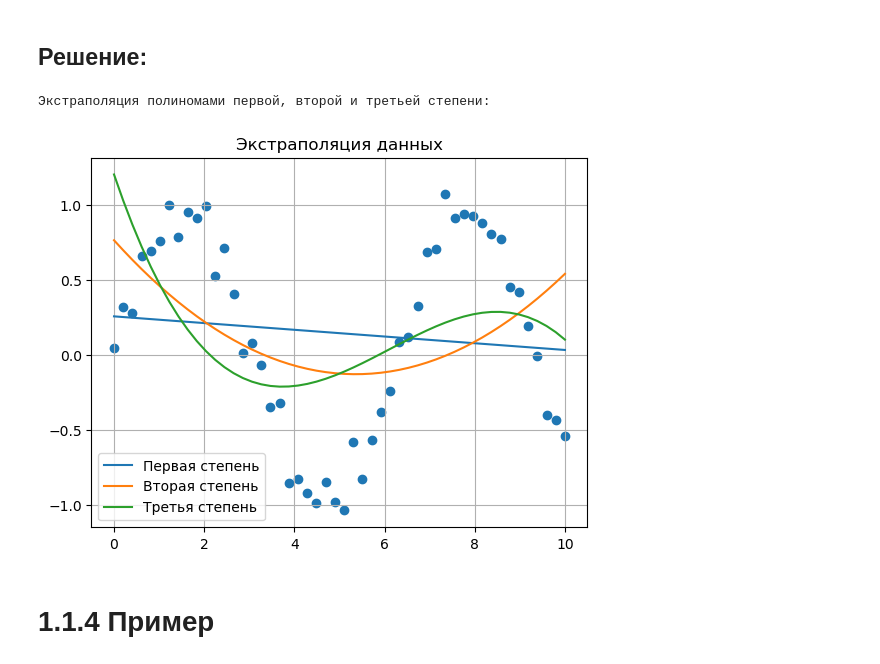
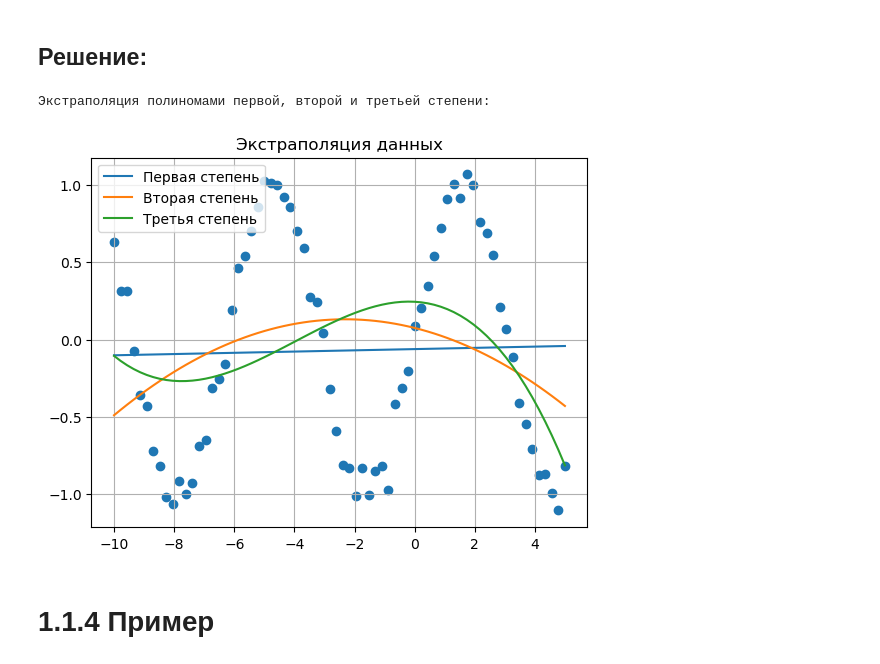
Before and after one commit to Kaz1deX/Artificial-intelligence-Mirea, a Jupyter notebook: Petrunin_M_Workbook4.ipynb, the cells around one changed output. Saved outputs shown, nothing was run; the diff lists cells and outputs as text; code cells hidden in the pictures.

```diff
--- a/Petrunin_M_Workbook4.ipynb
+++ b/Petrunin_M_Workbook4.ipynb
@@ -194,29 +194,28 @@ plt.savefig('полином 3-й степени.png')
 # %%
 import numpy as np
 import matplotlib.pyplot as plt
 
-# Сгенерируем случайные данные
-x = np.linspace(0, 10, 50)
-y = np.sin(x) + np.random.normal(0, 0.1, 50) # Создание массива y с добавлением шума
+x = np.linspace(-10, 5, 70)
+y = np.sin(x) + np.random.normal(0, 0.1, 70)
 
-# Построим полиномы первой, второй, третьей степени
+# Полиномы первой, второй, третьей степени
 p1 = np.poly1d(np.polyfit(x, y, 1))
 p2 = np.poly1d(np.polyfit(x, y, 2))
 p3 = np.poly1d(np.polyfit(x, y, 3))
 
-# Нарисуем графики
+# График
 plt.scatter(x, y)
 plt.plot(x, p1(x), label="Первая степень")
 plt.plot(x, p2(x), label="Вторая степень")
 plt.plot(x, p3(x), label="Третья степень")
 plt.title('Экстраполяция данных')
 plt.grid()
 plt.legend()
 print("Экстраполяция полиномами первой, второй и третьей степени:")
 plt.show()
 # %% [output]
 Экстраполяция полиномами первой, второй и третьей степени:
-[figure, old version]
+[figure, new version]
 # %% [markdown]
 # 1.1.4 Пример
 # %% [markdown]
```
Also changed, not shown: parts of 38 cells of this notebook, 4 other files.
